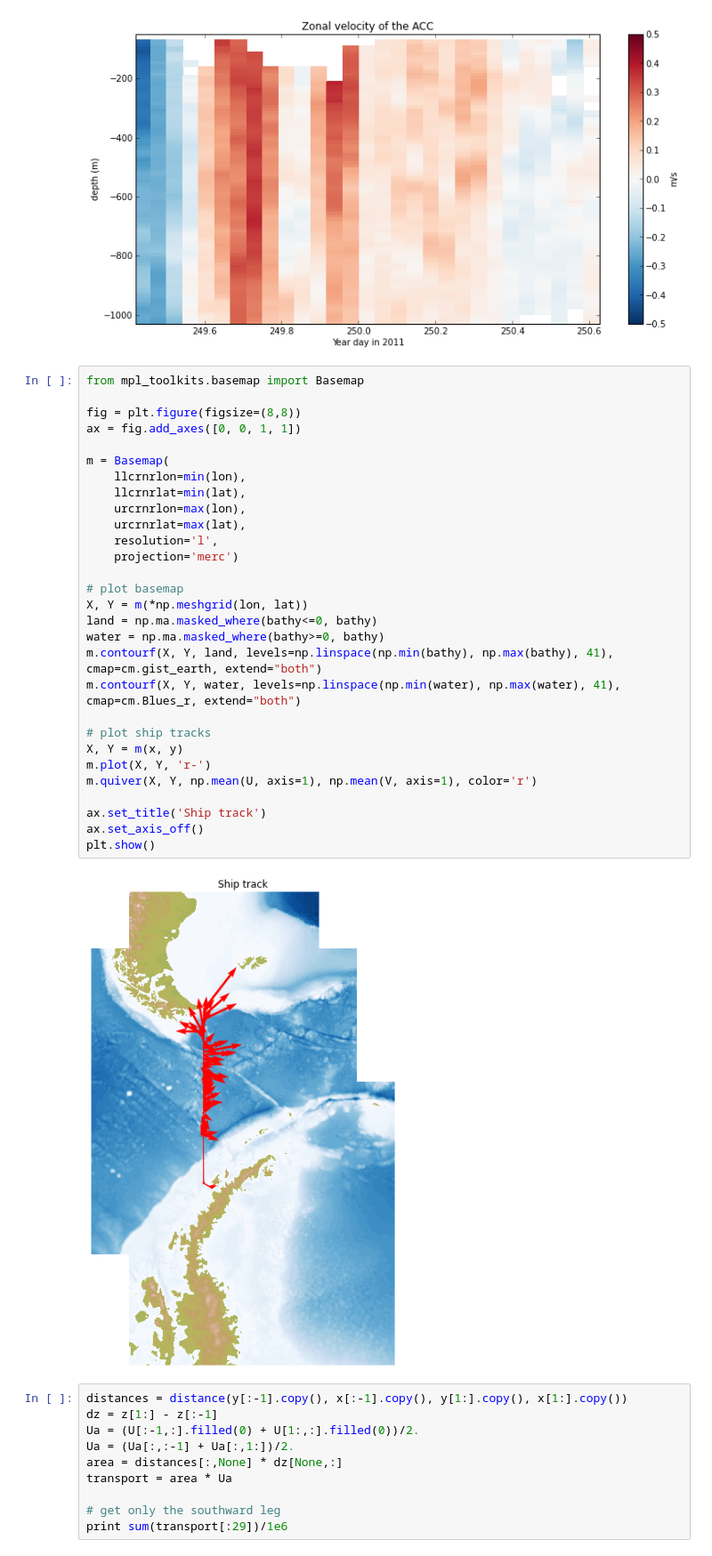
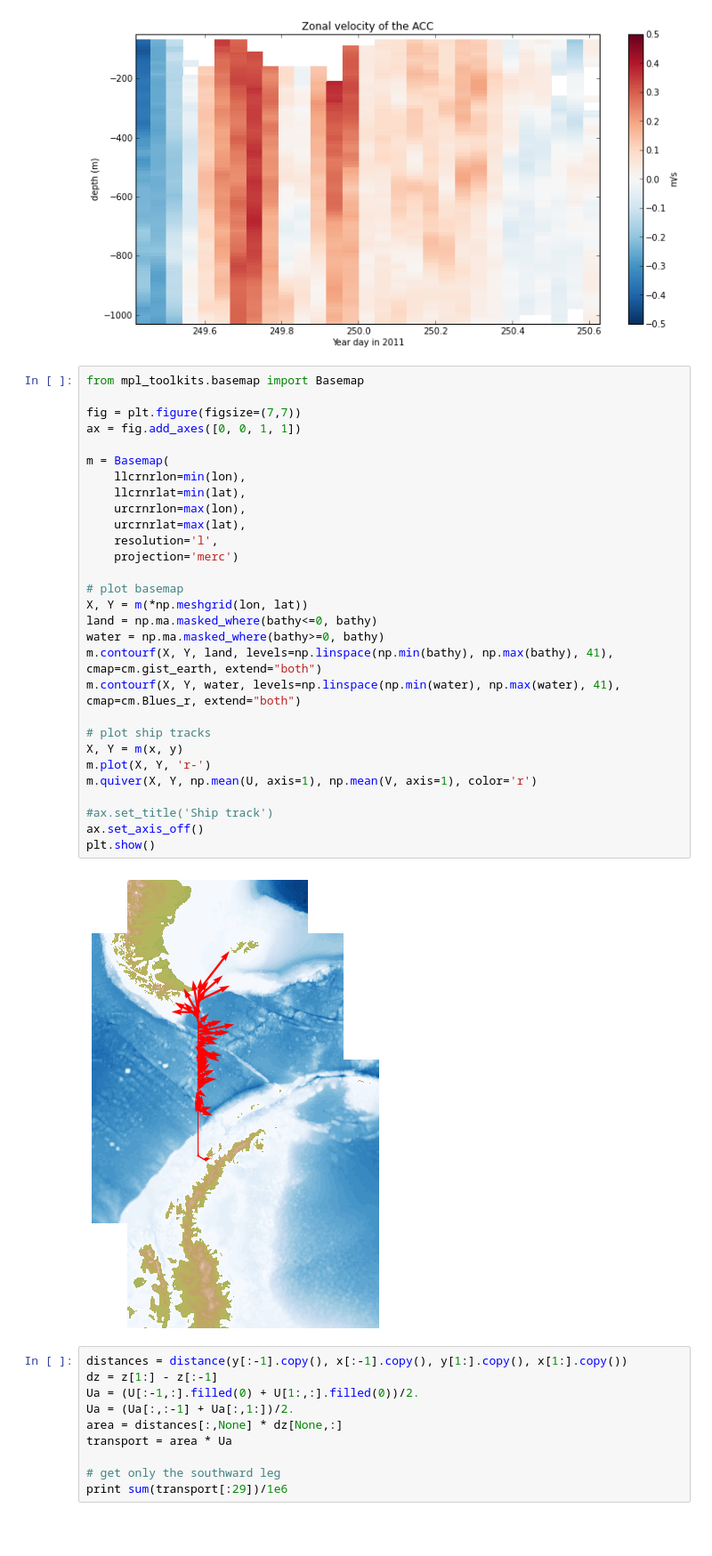
Before and after one commit to betodealmeida/notebooks, a Jupyter notebook: adcp/ACC.ipynb, the cells around one changed output. Shown at 89% size. Drawn from its saved outputs; the diff is of its cells as text; blank space fills up the shorter version.

```diff
--- a/adcp/ACC.ipynb
+++ b/adcp/ACC.ipynb
@@ -100,34 +100,34 @@ title("Zonal velocity of the ACC")
 # %%
 from mpl_toolkits.basemap import Basemap
 
-fig = plt.figure(figsize=(8,8))
+fig = plt.figure(figsize=(7,7))
 ax = fig.add_axes([0, 0, 1, 1])
 
 m = Basemap(
     llcrnrlon=min(lon),
     llcrnrlat=min(lat),
     urcrnrlon=max(lon),
     urcrnrlat=max(lat),
     resolution='l',
     projection='merc')
 
 # plot basemap
 X, Y = m(*np.meshgrid(lon, lat))
 land = np.ma.masked_where(bathy<=0, bathy)
 water = np.ma.masked_where(bathy>=0, bathy)
 m.contourf(X, Y, land, levels=np.linspace(np.min(bathy), np.max(bathy), 41), cmap=cm.gist_earth, extend="both")
 m.contourf(X, Y, water, levels=np.linspace(np.min(water), np.max(water), 41), cmap=cm.Blues_r, extend="both")
 
 # plot ship tracks
 X, Y = m(x, y)
 m.plot(X, Y, 'r-')
 m.quiver(X, Y, np.mean(U, axis=1), np.mean(V, axis=1), color='r')
 
-ax.set_title('Ship track')
+#ax.set_title('Ship track')
 ax.set_axis_off()
 plt.show()
 # %% [output]
-[figure, old version]
+[figure, new version]
 # %%
 distances = distance(y[:-1].copy(), x[:-1].copy(), y[1:].copy(), x[1:].copy())
 dz = z[1:] - z[:-1]
```
